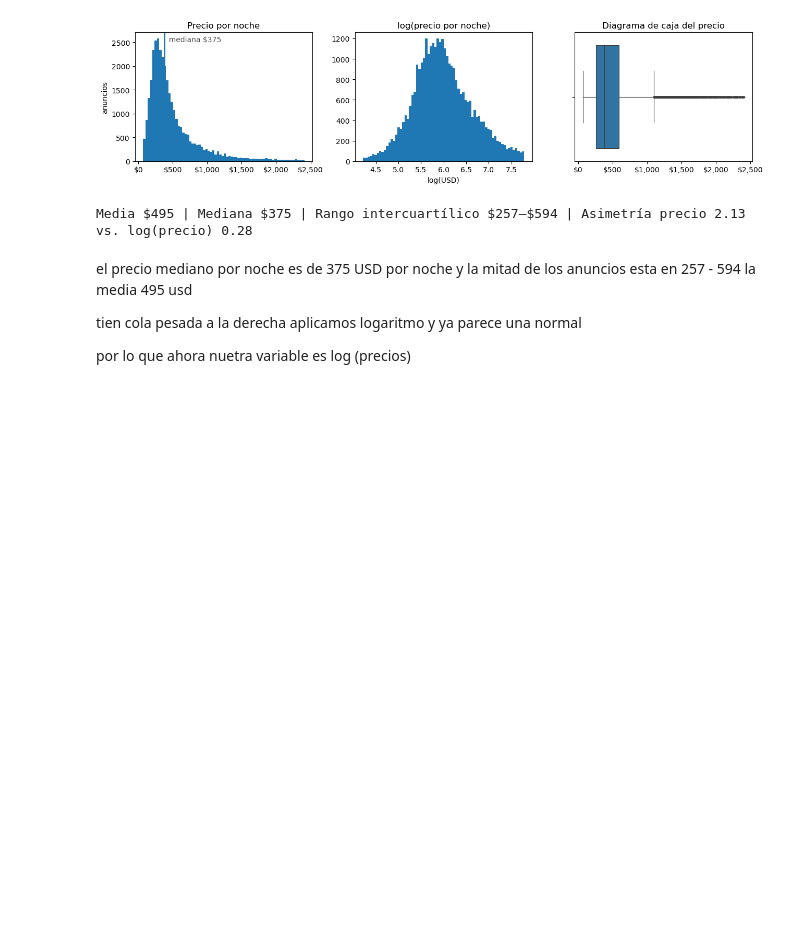
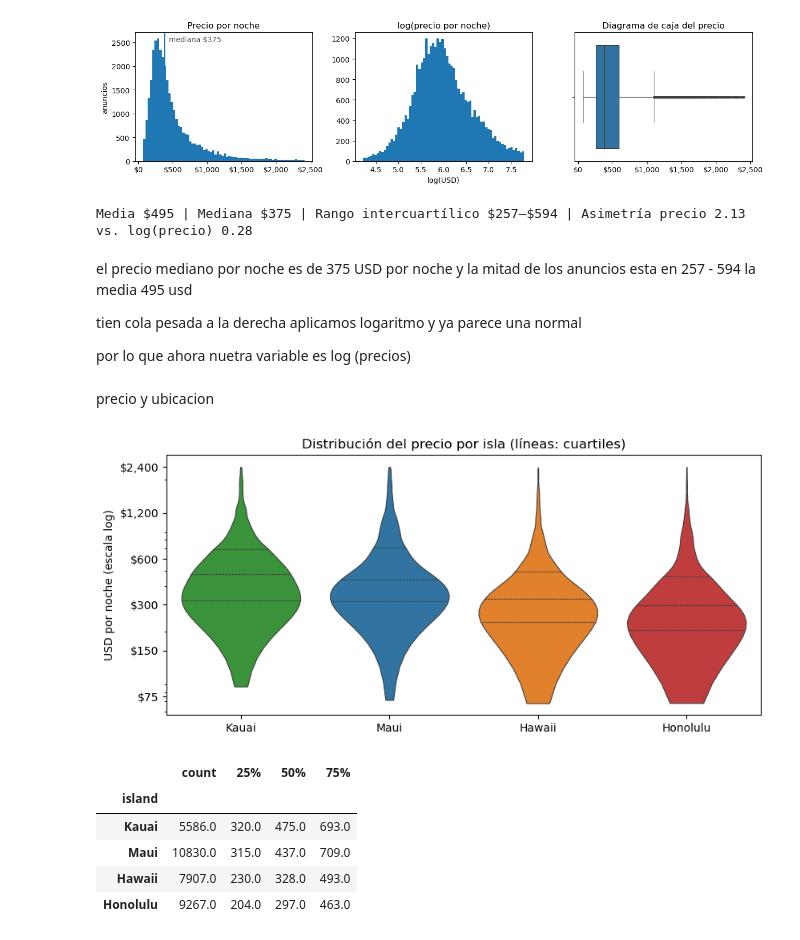
Before and after one commit to Jhonatanclavijo/Reto-Global-Classroom-Anal-tica-de-Airbnb---Hawai, a Jupyter notebook: Analisis exploratorio.ipynb, the cells around one changed output. Drawn from its saved outputs; the diff is of its cells as text; code cells hidden in the pictures; blank space fills up the shorter version.

Commit message:
precio por ubicacion y zona

```diff
--- a/Analisis exploratorio.ipynb
+++ b/Analisis exploratorio.ipynb
@@ -110,3 +110,24 @@ el precio mediano por noche es de 375 USD por noche y la mitad de los anuncios e
 tien cola pesada a la derecha aplicamos logaritmo  y ya parece una normal
 
 por lo que ahora nuetra variable es log (precios)
+# %% [markdown]
+precio y ubicacion
+# %%
+orden_islas = df.groupby("island")["price"].median().sort_values(ascending=False).index.tolist()
+fig, ax = plt.subplots(figsize=(8.5, 4))
+sns.violinplot(data=df, x="island", y="price", hue="island", order=orden_islas,inner="quartile", cut=0, linewidth=0.8, legend=False, ax=ax)
+ax.set_yscale("log"); ax.yaxis.set_major_formatter(usd)
+ax.set_yticks([75, 150, 300, 600, 1200, 2400])
+ax.set_xlabel(""); ax.set_ylabel("USD por noche (escala log)")
+ax.set_title("Distribución del precio por isla (líneas: cuartiles)")
+plt.tight_layout()
+plt.show()
+df.groupby("island")["price"].describe()[["count", "25%", "50%", "75%"]].loc[orden_islas].round(0)
+# %% [output]
+[figure, added]
+|  | count | 25% | 50% | 75% |
+| island |  |  |  |  |
+| Kauai | 5586.0 | 320.0 | 475.0 | 693.0 |
+| Maui | 10830.0 | 315.0 | 437.0 | 709.0 |
+| Hawaii | 7907.0 | 230.0 | 328.0 | 493.0 |
+| Honolulu | 9267.0 | 204.0 | 297.0 | 463.0 |
```
Also changed, not shown: parts of 2 cells of this notebook.
